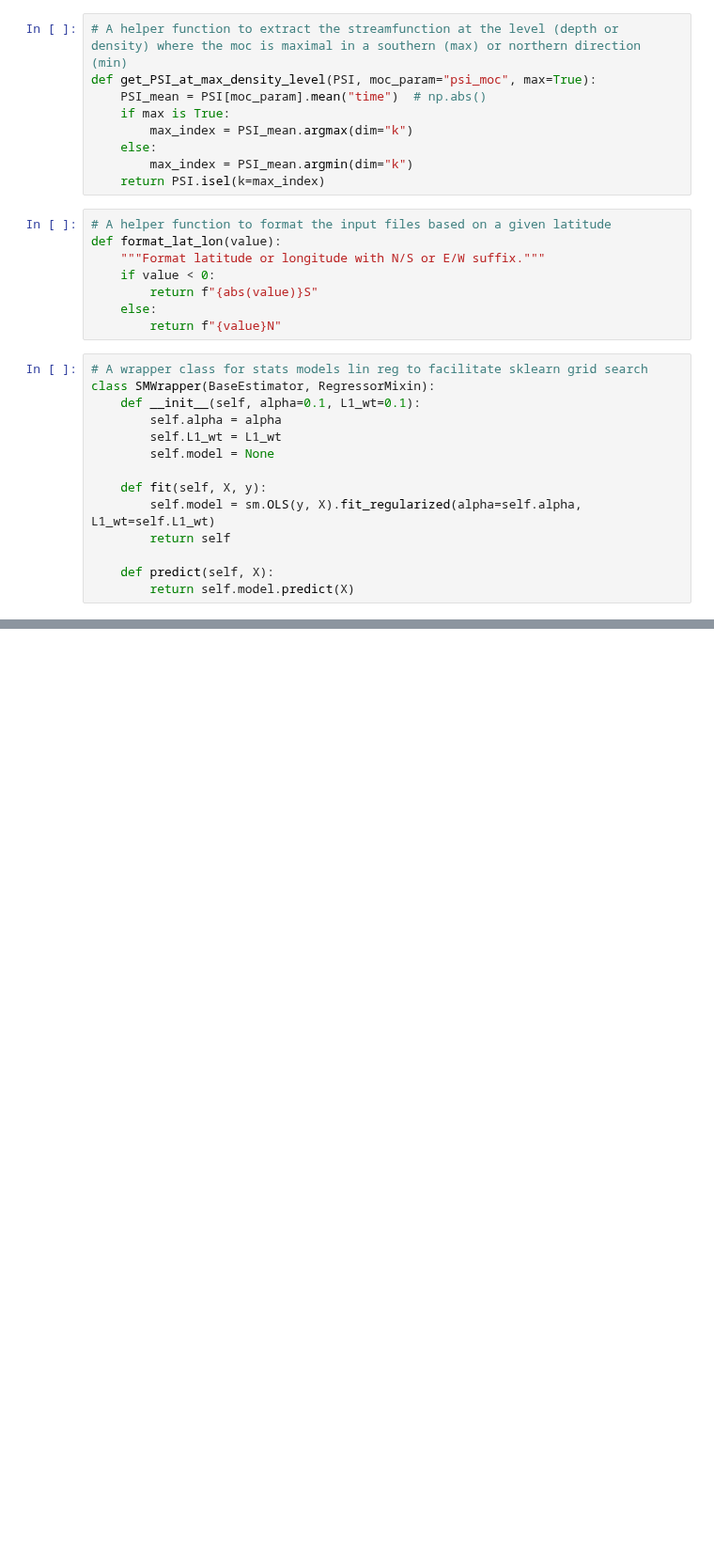
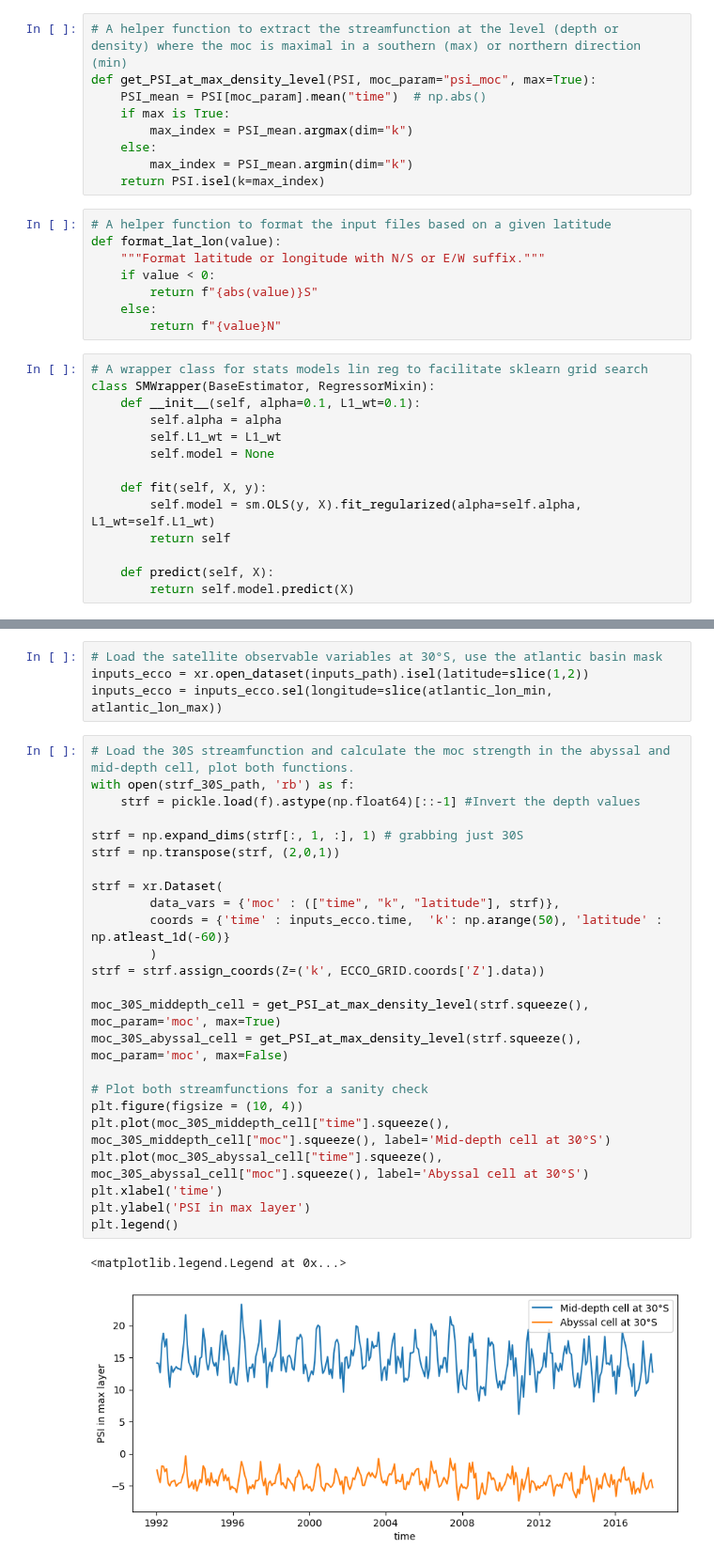
Before and after one commit to ai4er-cdt/OTP, a Jupyter notebook: notebooks/RAPID_transfer_linear_regression.ipynb, the cells around one changed output, grey strips where cells are left out. Shown at 94% size. Cells and saved outputs as stored; diff of their text form; blank space fills up the shorter version.

```diff
--- a/notebooks/RAPID_transfer_linear_regression.ipynb
+++ b/notebooks/RAPID_transfer_linear_regression.ipynb
@@ -522,0 +147,31 @@ plt.show()
+# %%
+# Load the satellite observable variables at 30°S, use the atlantic basin mask
+inputs_ecco = xr.open_dataset(inputs_path).isel(latitude=slice(1,2))
+inputs_ecco = inputs_ecco.sel(longitude=slice(atlantic_lon_min, atlantic_lon_max))
+# %%
+# Load the 30S streamfunction and calculate the moc strength in the abyssal and mid-depth cell, plot both functions.
+with open(strf_30S_path, 'rb') as f:
+    strf = pickle.load(f).astype(np.float64)[::-1] #Invert the depth values
+
+strf = np.expand_dims(strf[:, 1, :], 1) # grabbing just 30S
+strf = np.transpose(strf, (2,0,1))
+
+strf = xr.Dataset(
+        data_vars = {'moc' : (["time", "k", "latitude"], strf)},
+        coords = {'time' : inputs_ecco.time,  'k': np.arange(50), 'latitude' : np.atleast_1d(-60)}
+        )
+strf = strf.assign_coords(Z=('k', ECCO_GRID.coords['Z'].data))
+
+moc_30S_middepth_cell = get_PSI_at_max_density_level(strf.squeeze(), moc_param='moc', max=True)
+moc_30S_abyssal_cell = get_PSI_at_max_density_level(strf.squeeze(), moc_param='moc', max=False)
+
+# Plot both streamfunctions for a sanity check
+plt.figure(figsize = (10, 4))
+plt.plot(moc_30S_middepth_cell["time"].squeeze(), moc_30S_middepth_cell["moc"].squeeze(), label='Mid-depth cell at 30°S')
+plt.plot(moc_30S_abyssal_cell["time"].squeeze(), moc_30S_abyssal_cell["moc"].squeeze(), label='Abyssal cell at 30°S')
+plt.xlabel('time')
+plt.ylabel('PSI in max layer')
+plt.legend()
+# %% [output]
+<matplotlib.legend.Legend at 0x...>
+[figure, added]
```
Also changed, not shown: parts of 50 cells of this notebook, 4 other files.
